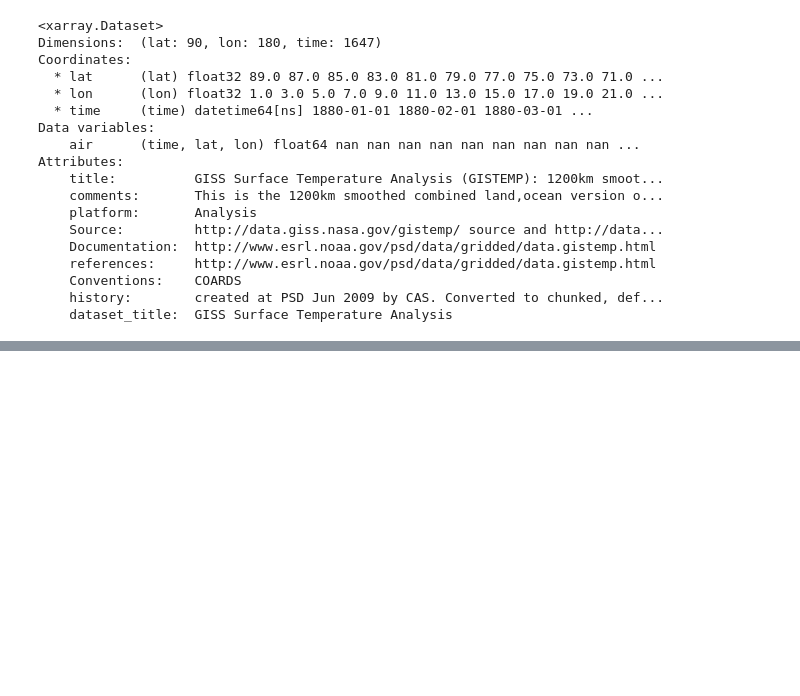
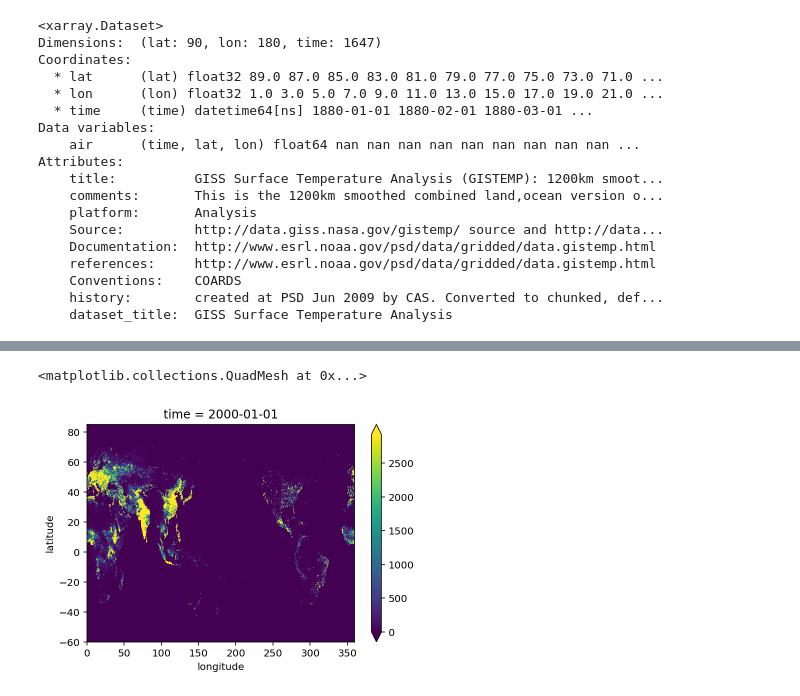
Before and after one commit to mangecoeur/health-climate-exposure, a Jupyter notebook: Nasa Giss anomaly population.ipynb, the cells around one changed output, grey strips where cells are left out. Saved outputs shown, nothing was run; the diff lists cells and outputs as text; code cells hidden in the pictures; blank space fills up the shorter version.

Commit message:
Cleanup
Population projection code is now cleaner

```diff
--- a/Nasa Giss anomaly population.ipynb
+++ b/Nasa Giss anomaly population.ipynb
@@ -15,8 +19,5 @@ from affine import Affine
 from config import DATA_SRC, POP_DATA_SRC
 # %%
 nasa_giss_anom = DATA_SRC / 'weather' / 'nasa_giss' / 'air.2x2.1200.mon.anom.comb.nc'
-# year for population
-year = 2015
-population_file_path = POP_DATA_SRC / 'nasa_grid' / 'count' / f'population_{year}_quartres.tif'
 # %%
 nasa_giss = xr.open_dataset(str(nasa_giss_anom))
@@ -41,4 +41,4 @@ Attributes:
     history:        created at PSD Jun 2009 by CAS. Converted to chunked, def...
     dataset_title:  GISS Surface Temperature Analysis
 # %%
-temperature = nasa_giss.air.sel(time='2005').mean(dim='time').values.astype('float32')
+temperature = nasa_giss.air.groupby('time.year').mean(dim='time')
@@ -61,6 +44,0 @@ array([[ 2.71383071,  2.71383071,  2.71383071, ...,  2.71383071,
-# %%
-with rasterio.open(str(population_file_path)) as pop:
-    print(pop.meta)
-    pop_meta = pop.meta
-    pop_trns = pop.transform
-    population = pop.read(1)
@@ -101,0 +50,9 @@ indicator = population * newarr
+# %%
+years = list(range(2000, 2016))
+
+with population_tools.PopulationProjector() as pop:
+    yr_exposures = []
+    for year in years:
+        print(year)
+        exposure = pop.project(year, temperature.sel(year=year))
+        yr_exposures.append(exposure)
@@ -101,0 +76,5 @@ indicator = population * newarr
+# %%
+yr_exposures[0].plot(robust=True)
+# %% [output]
+<matplotlib.collections.QuadMesh at 0x...>
+[figure, added]
```
Also changed, not shown: parts of 15 cells of this notebook, 7 other files.
